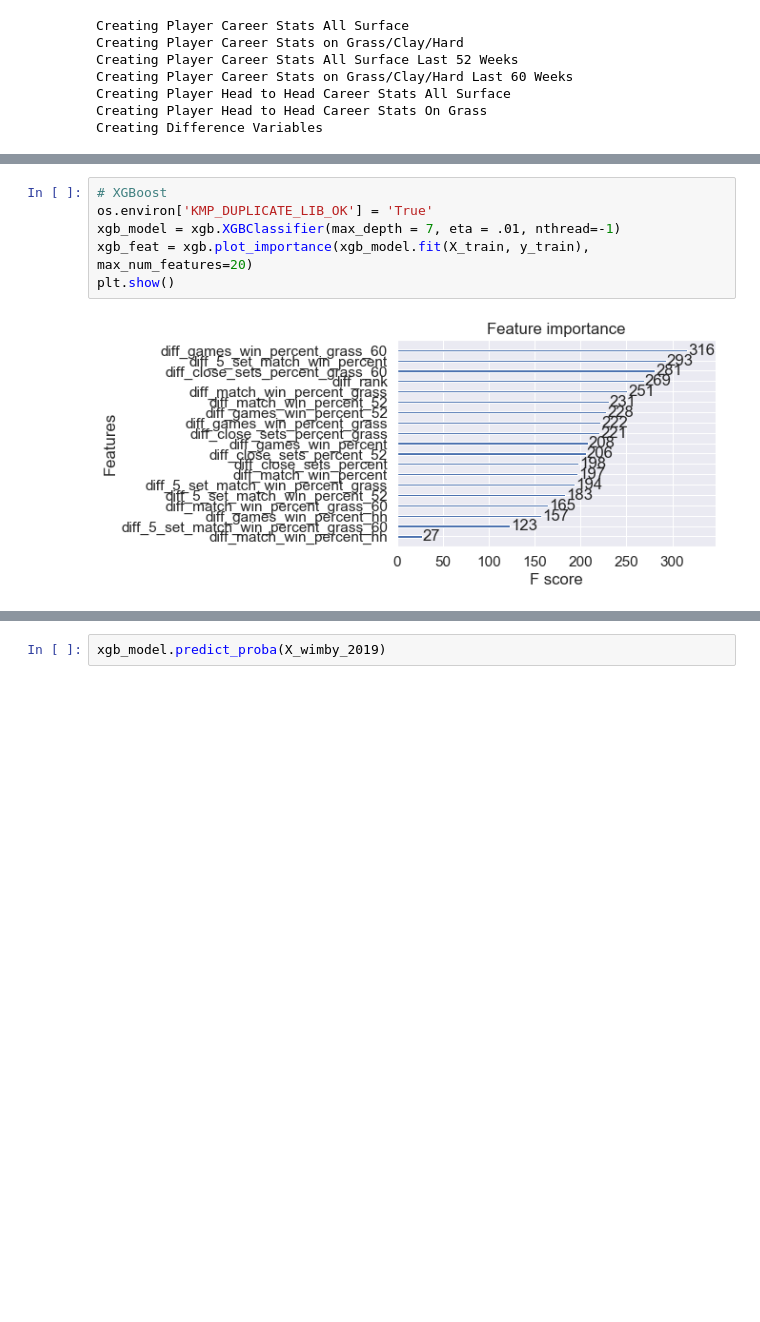
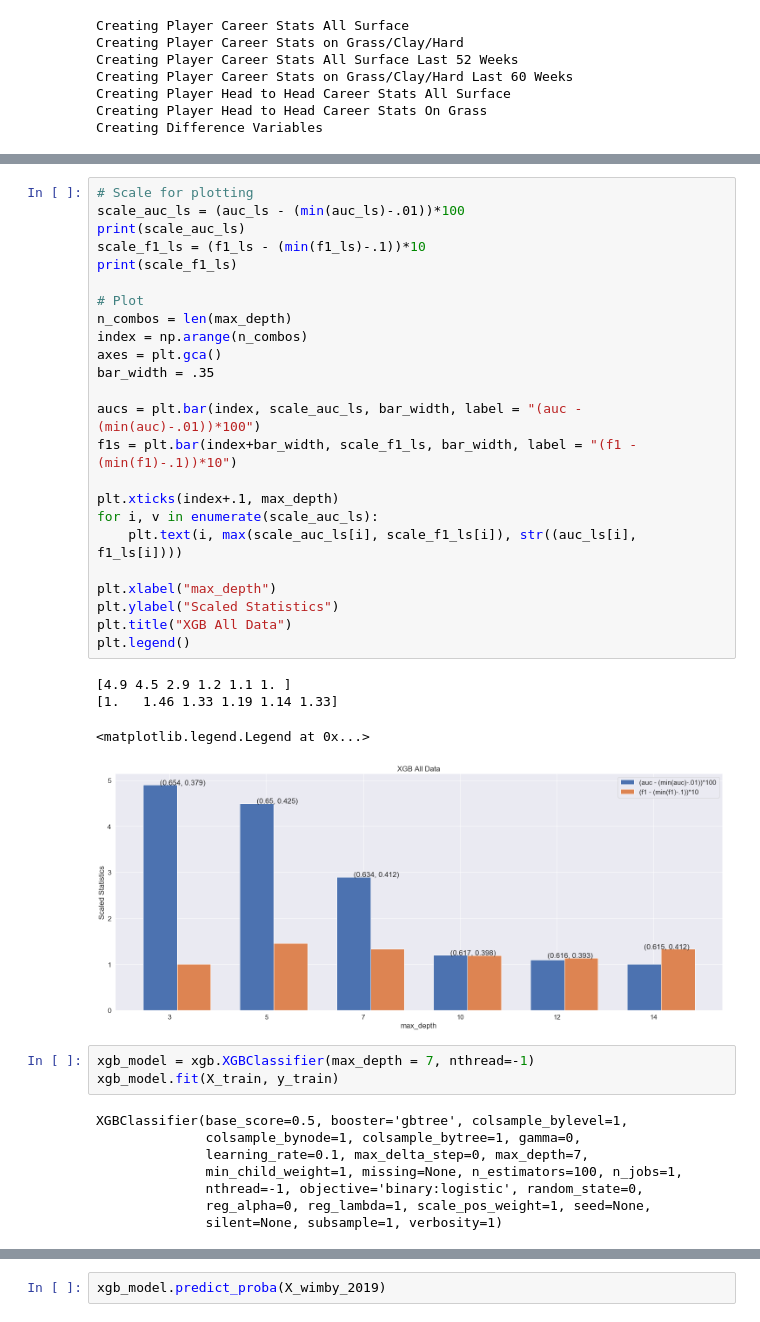
Before and after one commit to augiege/PHP2550, a Jupyter notebook: xgb_grass.ipynb, the cells around one changed output, grey strips where cells are left out. Cells and saved outputs as stored; diff of their text form; blank space fills up the shorter version.

```diff
--- a/xgb_grass.ipynb
+++ b/xgb_grass.ipynb
@@ -93,8 +117,40 @@ Index(['Round', 'player_0', 'player_0_rank', 'player_1', 'player_1_rank',
+# %%
+# Scale for plotting
+scale_auc_ls = (auc_ls - (min(auc_ls)-.01))*100
+print(scale_auc_ls)
+scale_f1_ls = (f1_ls - (min(f1_ls)-.1))*10
+print(scale_f1_ls)
+
+# Plot
+n_combos = len(max_depth)
+index = np.arange(n_combos)
+axes = plt.gca()
+bar_width = .35
+
+aucs = plt.bar(index, scale_auc_ls, bar_width, label = "(auc - (min(auc)-.01))*100")
+f1s = plt.bar(index+bar_width, scale_f1_ls, bar_width, label = "(f1 - (min(f1)-.1))*10")
+
+plt.xticks(index+.1, max_depth)
+for i, v in enumerate(scale_auc_ls):
+    plt.text(i, max(scale_auc_ls[i], scale_f1_ls[i]), str((auc_ls[i], f1_ls[i])))
+
+plt.xlabel("max_depth")
+plt.ylabel("Scaled Statistics")
+plt.title("XGB All Data")
+plt.legend()
+# %% [output]
+[4.9 4.5 2.9 1.2 1.1 1. ]
+[1.   1.46 1.33 1.19 1.14 1.33]
+<matplotlib.legend.Legend at 0x...>
+[figure, added]
 # %%
-# XGBoost
-os.environ['KMP_DUPLICATE_LIB_OK'] = 'True'
-xgb_model = xgb.XGBClassifier(max_depth = 7, eta = .01, nthread=-1)
-xgb_feat = xgb.plot_importance(xgb_model.fit(X_train, y_train), max_num_features=20)
-plt.show()
+xgb_model = xgb.XGBClassifier(max_depth = 7, nthread=-1)
+xgb_model.fit(X_train, y_train)
 # %% [output]
-[figure, removed]
+XGBClassifier(base_score=0.5, booster='gbtree', colsample_bylevel=1,
+              colsample_bynode=1, colsample_bytree=1, gamma=0,
+              learning_rate=0.1, max_delta_step=0, max_depth=7,
+              min_child_weight=1, missing=None, n_estimators=100, n_jobs=1,
+              nthread=-1, objective='binary:logistic', random_state=0,
+              reg_alpha=0, reg_lambda=1, scale_pos_weight=1, seed=None,
+              silent=None, subsample=1, verbosity=1)
```
Also changed, not shown: parts of 5 cells of this notebook, 2 other files.
